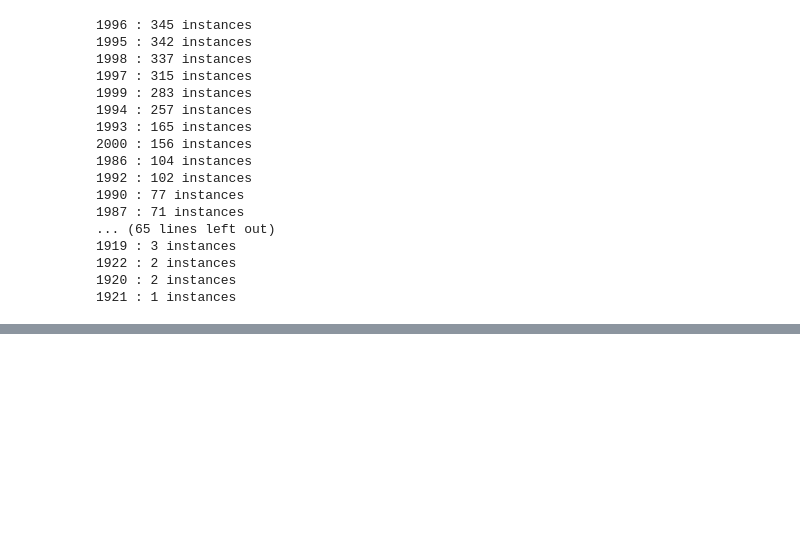
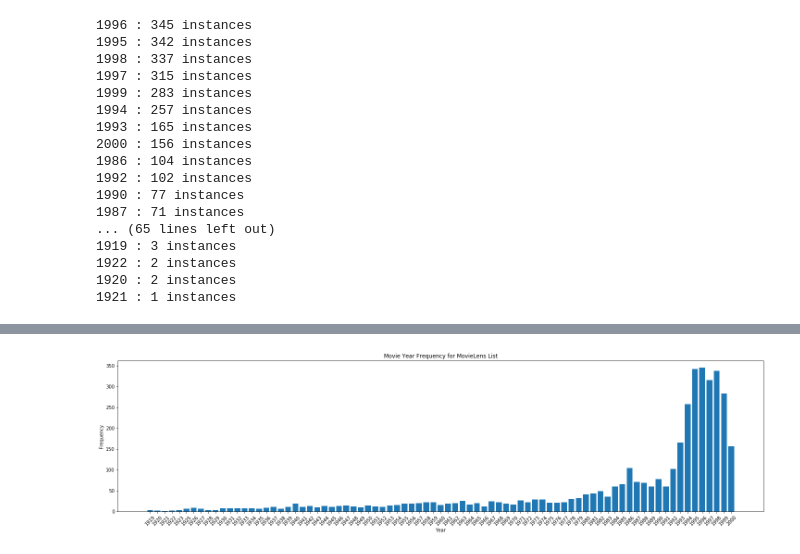
Before and after one commit to kmdeutsch/jup-test, a Jupyter notebook: AnalyzeData.ipynb, the cells around one changed output, grey strips where cells are left out. Saved outputs shown, nothing was run; the diff lists cells and outputs as text; code cells hidden in the pictures; blank space fills up the shorter version.

```diff
--- a/AnalyzeData.ipynb
+++ b/AnalyzeData.ipynb
@@ -157,0 +168,19 @@ CountFrequency(yr_list)
+# %%
+from collections import Counter
+
+yr_counts = Counter(yr_list)
+yc = sorted(yr_counts.items())
+
+yr = [i[0] for i in yc]
+freq = [i[1] for i in yc]
+
+plt.bar(yr, freq)
+plt.title("Movie Year Frequency for MovieLens List")
+plt.xlabel("Year")
+plt.ylabel("Frequency")
+fig = plt.gcf()
+fig.set_size_inches(25,6)
+plt.xticks(rotation = 45)
+plt.show()
+# %% [output]
+[figure, added]
```
Also changed, not shown: parts of 6 cells of this notebook.
